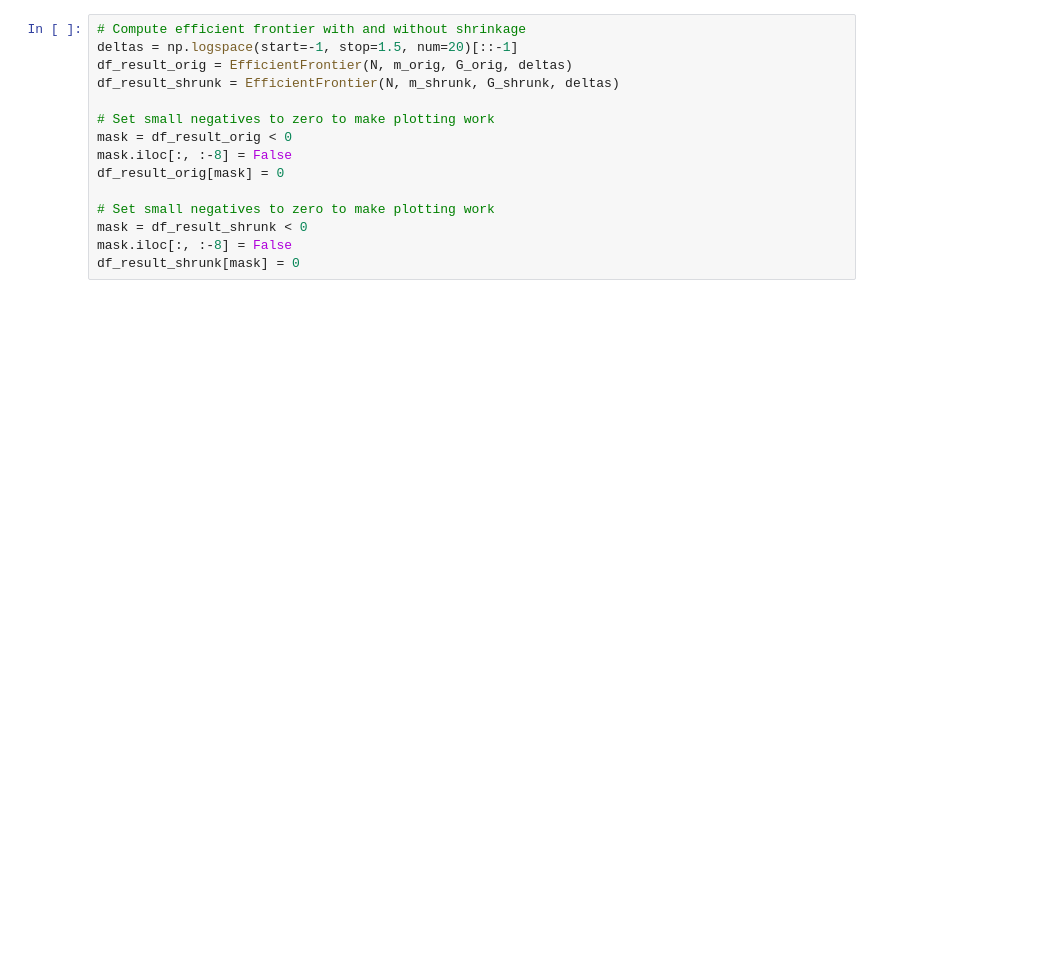
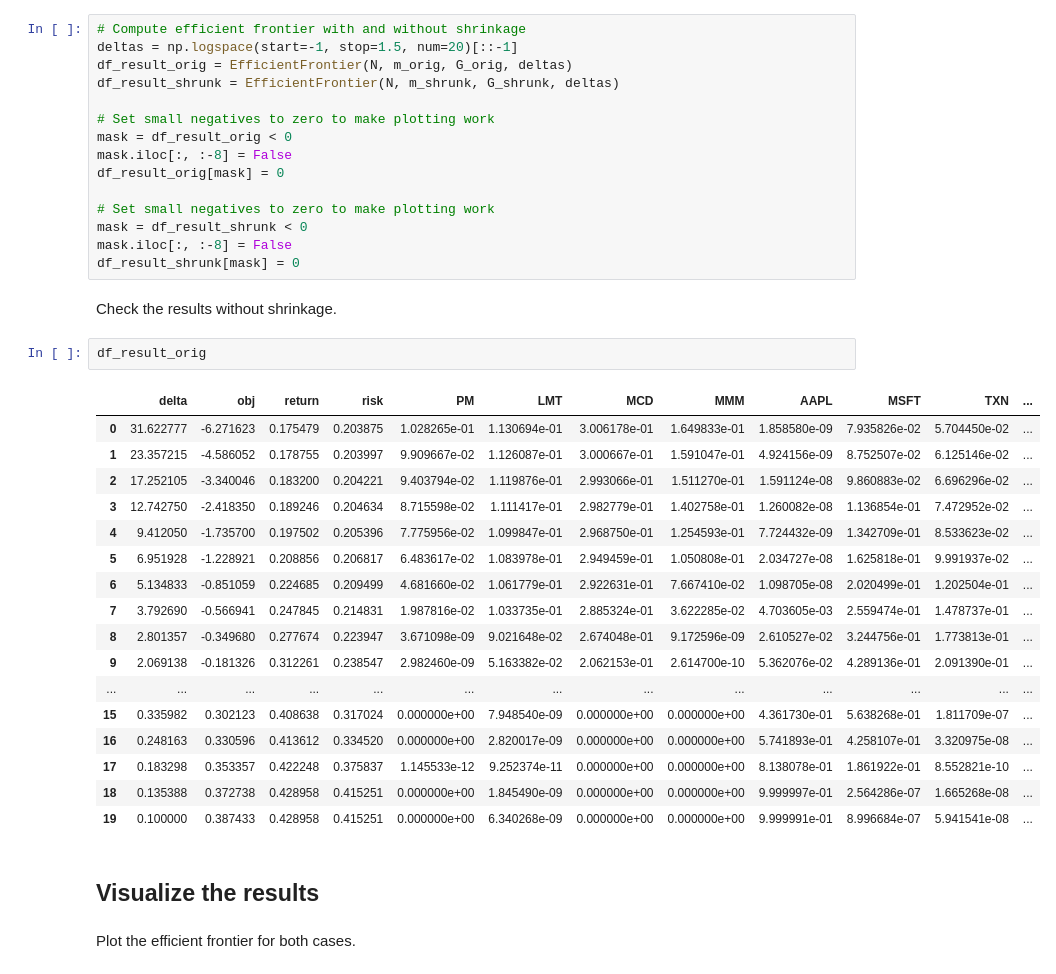
Before and after one commit to MOSEK/PortfolioOptimization, a Jupyter notebook: python/notebooks/ch4_shrinkage.ipynb, the cells around one changed output. Cells and saved outputs as stored; diff of their text form; blank space fills up the shorter version.

```diff
--- a/python/notebooks/ch4_shrinkage.ipynb
+++ b/python/notebooks/ch4_shrinkage.ipynb
@@ -271,4 +187,30 @@ df_result_orig[mask] = 0
 mask = df_result_shrunk < 0
 mask.iloc[:, :-8] = False
 df_result_shrunk[mask] = 0
+# %% [markdown]
+Check the results without shrinkage.
+# %%
+df_result_orig
+# %% [output]
+|  | delta | obj | return | risk | PM | LMT | MCD | MMM | AAPL | MSFT | TXN | ... |
+| 0 | 31.622777 | -6.271623 | 0.175479 | 0.203875 | 1.028265e-01 | 1.130694e-01 | 3.006178e-01 | 1.649833e-01 | 1.858580e-09 | 7.935826e-02 | 5.704450e-02 | ... |
+| 1 | 23.357215 | -4.586052 | 0.178755 | 0.203997 | 9.909667e-02 | 1.126087e-01 | 3.000667e-01 | 1.591047e-01 | 4.924156e-09 | 8.752507e-02 | 6.125146e-02 | ... |
+| 2 | 17.252105 | -3.340046 | 0.183200 | 0.204221 | 9.403794e-02 | 1.119876e-01 | 2.993066e-01 | 1.511270e-01 | 1.591124e-08 | 9.860883e-02 | 6.696296e-02 | ... |
+| 3 | 12.742750 | -2.418350 | 0.189246 | 0.204634 | 8.715598e-02 | 1.111417e-01 | 2.982779e-01 | 1.402758e-01 | 1.260082e-08 | 1.136854e-01 | 7.472952e-02 | ... |
+| 4 | 9.412050 | -1.735700 | 0.197502 | 0.205396 | 7.775956e-02 | 1.099847e-01 | 2.968750e-01 | 1.254593e-01 | 7.724432e-09 | 1.342709e-01 | 8.533623e-02 | ... |
+| 5 | 6.951928 | -1.228921 | 0.208856 | 0.206817 | 6.483617e-02 | 1.083978e-01 | 2.949459e-01 | 1.050808e-01 | 2.034727e-08 | 1.625818e-01 | 9.991937e-02 | ... |
+| 6 | 5.134833 | -0.851059 | 0.224685 | 0.209499 | 4.681660e-02 | 1.061779e-01 | 2.922631e-01 | 7.667410e-02 | 1.098705e-08 | 2.020499e-01 | 1.202504e-01 | ... |
+| 7 | 3.792690 | -0.566941 | 0.247845 | 0.214831 | 1.987816e-02 | 1.033735e-01 | 2.885324e-01 | 3.622285e-02 | 4.703605e-03 | 2.559474e-01 | 1.478737e-01 | ... |
+| 8 | 2.801357 | -0.349680 | 0.277674 | 0.223947 | 3.671098e-09 | 9.021648e-02 | 2.674048e-01 | 9.172596e-09 | 2.610527e-02 | 3.244756e-01 | 1.773813e-01 | ... |
+| 9 | 2.069138 | -0.181326 | 0.312261 | 0.238547 | 2.982460e-09 | 5.163382e-02 | 2.062153e-01 | 2.614700e-10 | 5.362076e-02 | 4.289136e-01 | 2.091390e-01 | ... |
+| ... | ... | ... | ... | ... | ... | ... | ... | ... | ... | ... | ... | ... |
+| 15 | 0.335982 | 0.302123 | 0.408638 | 0.317024 | 0.000000e+00 | 7.948540e-09 | 0.000000e+00 | 0.000000e+00 | 4.361730e-01 | 5.638268e-01 | 1.811709e-07 | ... |
+| 16 | 0.248163 | 0.330596 | 0.413612 | 0.334520 | 0.000000e+00 | 2.820017e-09 | 0.000000e+00 | 0.000000e+00 | 5.741893e-01 | 4.258107e-01 | 3.320975e-08 | ... |
+| 17 | 0.183298 | 0.353357 | 0.422248 | 0.375837 | 1.145533e-12 | 9.252374e-11 | 0.000000e+00 | 0.000000e+00 | 8.138078e-01 | 1.861922e-01 | 8.552821e-10 | ... |
+| 18 | 0.135388 | 0.372738 | 0.428958 | 0.415251 | 0.000000e+00 | 1.845490e-09 | 0.000000e+00 | 0.000000e+00 | 9.999997e-01 | 2.564286e-07 | 1.665268e-08 | ... |
+| 19 | 0.100000 | 0.387433 | 0.428958 | 0.415251 | 0.000000e+00 | 6.340268e-09 | 0.000000e+00 | 0.000000e+00 | 9.999991e-01 | 8.996684e-07 | 5.941541e-08 | ... |
+# %% [markdown]
+## Visualize the results
+# %% [markdown]
+Plot the efficient frontier for both cases.
 # %%
```
Also changed, not shown: parts of 33 cells of this notebook, 15 other files.
